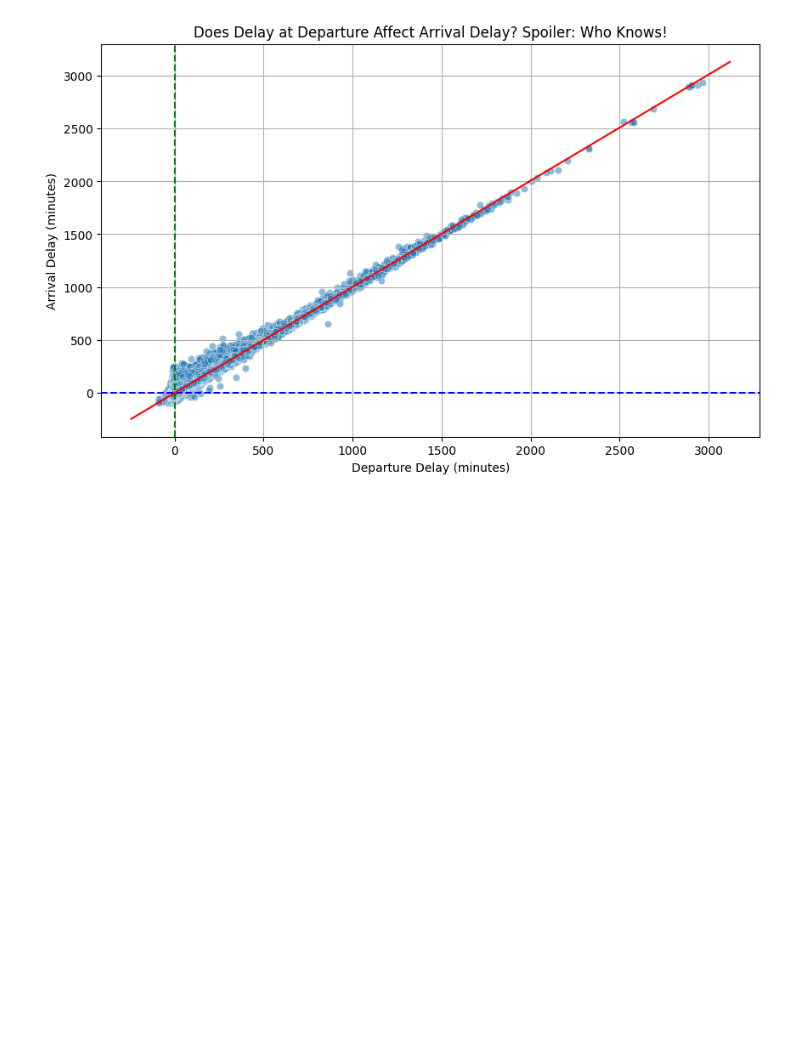
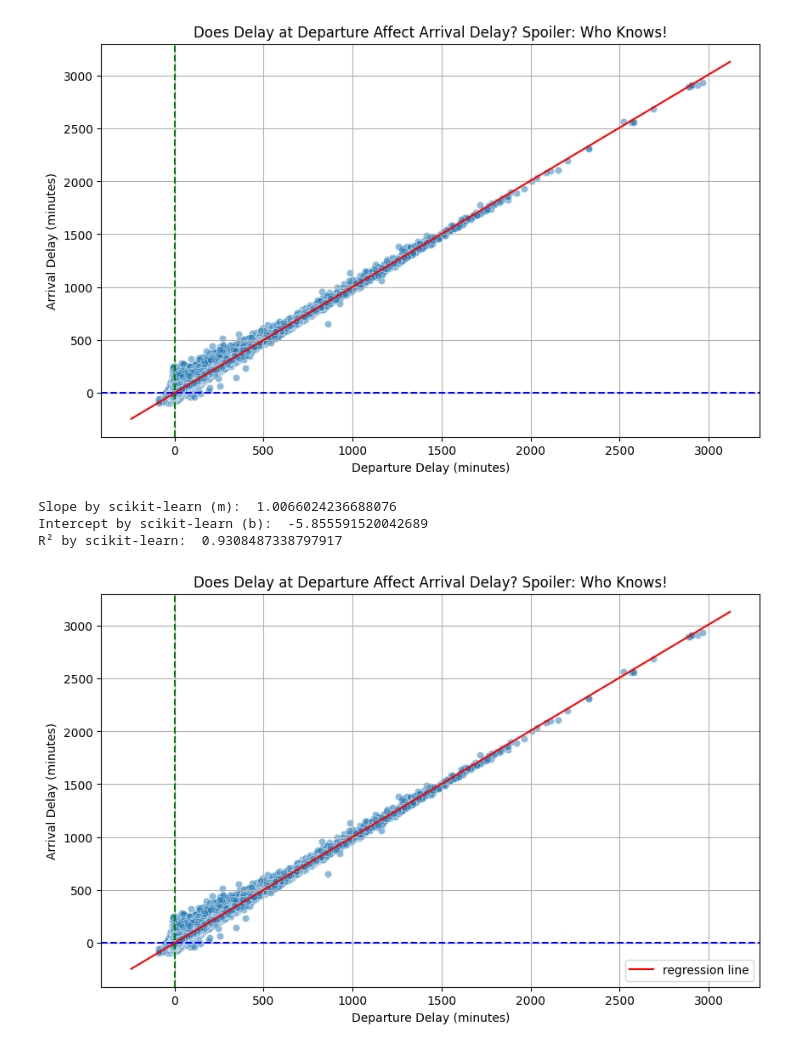
Before and after one commit to janiejestemja/coriolis_flights, a Jupyter notebook: coriolis_analysis_03b.ipynb, the cells around one changed output. Cells and saved outputs as stored; diff of their text form; code cells hidden in the pictures; blank space fills up the shorter version.

```diff
--- a/coriolis_analysis_03b.ipynb
+++ b/coriolis_analysis_03b.ipynb
@@ -93,3 +108,44 @@ plt.grid(True)
 plt.show()
 # %% [output]
 [figure]
+# %%
+# linear regression using scikit-learn
+X = fdf["DEP_DELAY"].values.reshape(-1, 1)
+Y = fdf["ARR_DELAY"].values
+
+model = LinearRegression()
+model.fit(X, Y)
+
+m = model.coef_[0]
+b = model.intercept_
+r_squared = model.score(X, Y)
+
+print("Slope by scikit-learn (m): ", m)
+print("Intercept by scikit-learn (b): ", b)
+print("R² by scikit-learn: ", r_squared)
+
+# checking if model checks out visually
+plt.figure(figsize=(10, 6))
+sns.scatterplot(x="DEP_DELAY", y="ARR_DELAY", data=fdf, alpha=0.5)
+
+plt.title("Does Delay at Departure Affect Arrival Delay? Spoiler: Who Knows!")
+plt.xlabel("Departure Delay (minutes)")
+plt.ylabel("Arrival Delay (minutes)")
+
+plt.axhline(0, color="blue", linestyle="--")  # Reference line for x-axis
+plt.axvline(0, color="green", linestyle="--")  # Reference line for y-axis
+
+# adding in line
+x_vals = np.array(plt.gca().get_xlim())
+y_vals = b + m * x_vals
+
+plt.plot(x_vals, y_vals, color="red", label="regression line")
+
+plt.grid(True)
+plt.legend()
+plt.show()
+# %% [output]
+Slope by scikit-learn (m):  1.0066024236688076
+Intercept by scikit-learn (b):  -5.855591520042689
+R² by scikit-learn:  0.9308487338797917
+[figure, added]
```
Also changed, not shown: parts of 4 cells of this notebook.
